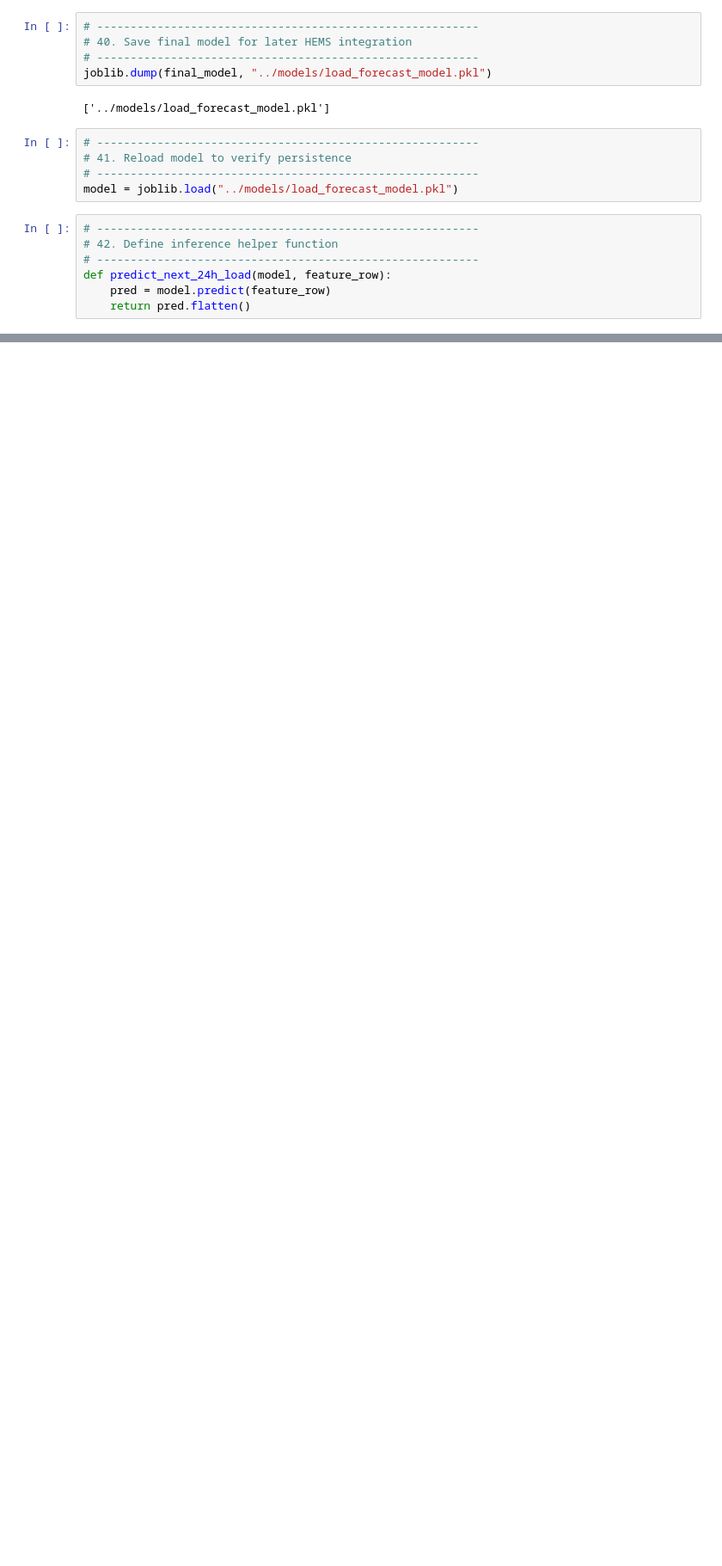
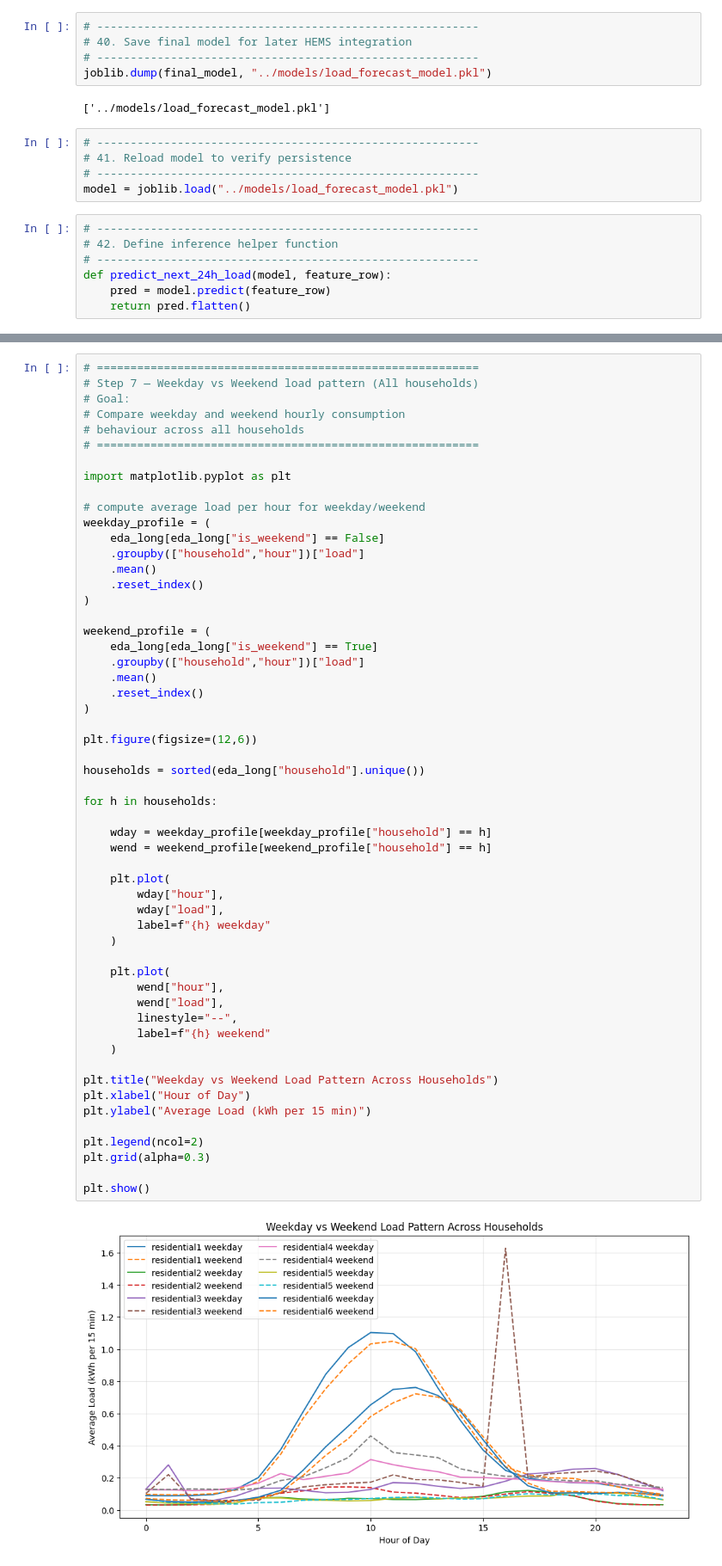
Before and after one commit to joschamz/hems-automation, a Jupyter notebook: models/Household Load-Mehdi-Refined Model.ipynb, the cells around one changed output, grey strips where cells are left out. Shown at 86% size. Saved outputs shown, nothing was run; the diff lists cells and outputs as text; blank space fills up the shorter version.

```diff
--- a/models/Household Load-Mehdi-Refined Model.ipynb
+++ b/models/Household Load-Mehdi-Refined Model.ipynb
@@ -848,0 +1256,57 @@ def predict_next_24h_load(model, feature_row):
+# %%
+# =========================================================
+# Step 7 — Weekday vs Weekend load pattern (All households)
+# Goal:
+# Compare weekday and weekend hourly consumption
+# behaviour across all households
+# =========================================================
+
+import matplotlib.pyplot as plt
+
+# compute average load per hour for weekday/weekend
+weekday_profile = (
+    eda_long[eda_long["is_weekend"] == False]
+    .groupby(["household","hour"])["load"]
+    .mean()
+    .reset_index()
+)
+
+weekend_profile = (
+    eda_long[eda_long["is_weekend"] == True]
+    .groupby(["household","hour"])["load"]
+    .mean()
+    .reset_index()
+)
+
+plt.figure(figsize=(12,6))
+
+households = sorted(eda_long["household"].unique())
+
+for h in households:
+
+    wday = weekday_profile[weekday_profile["household"] == h]
+    wend = weekend_profile[weekend_profile["household"] == h]
+
+    plt.plot(
+        wday["hour"],
+        wday["load"],
+        label=f"{h} weekday"
+    )
+
+    plt.plot(
+        wend["hour"],
+        wend["load"],
+        linestyle="--",
+        label=f"{h} weekend"
+    )
+
+plt.title("Weekday vs Weekend Load Pattern Across Households")
+plt.xlabel("Hour of Day")
+plt.ylabel("Average Load (kWh per 15 min)")
+
+plt.legend(ncol=2)
+plt.grid(alpha=0.3)
+
+plt.show()
+# %% [output]
+[figure, added]
```
Also changed, not shown: parts of 14 cells of this notebook.
